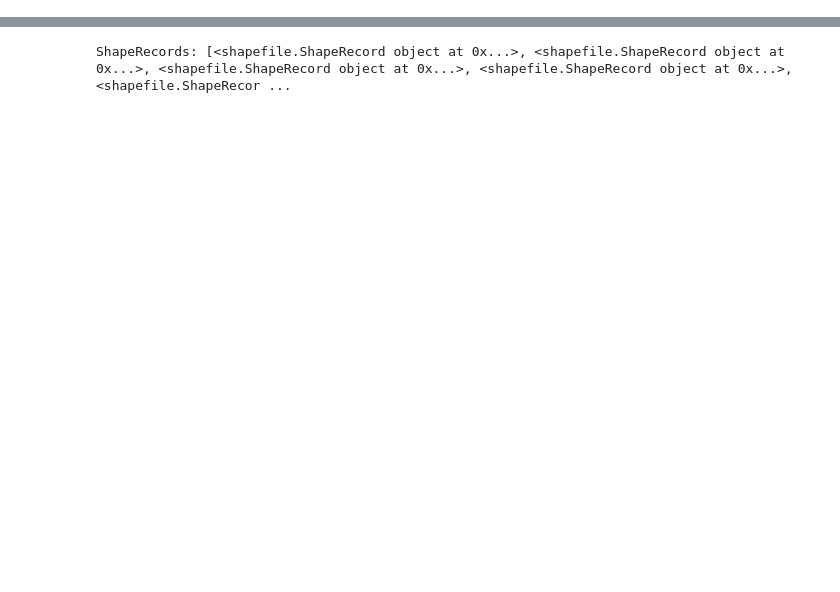
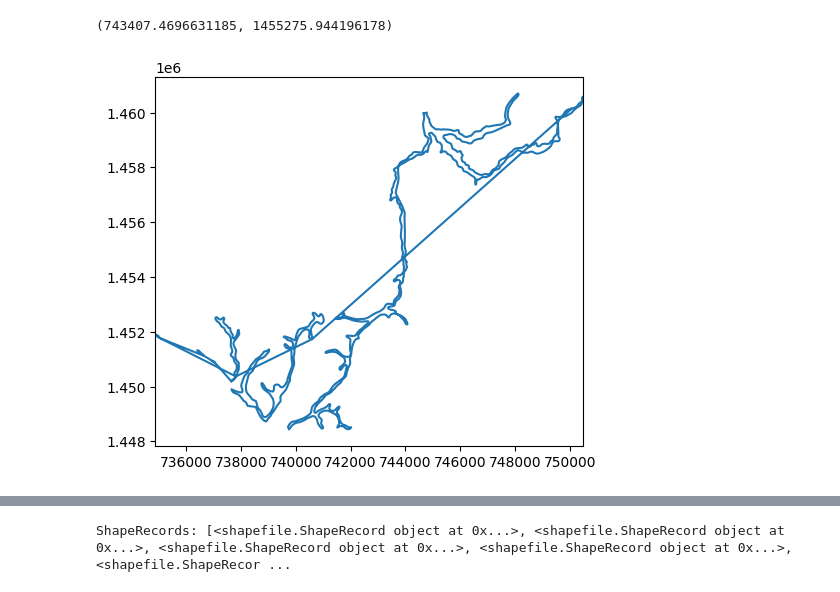
Before and after one commit to tangnatta/Project-Untitled-AiB2024, a Jupyter notebook: GIS-w-Python.ipynb, the cells around one changed output, grey strips where cells are left out. Drawn from its saved outputs; the diff is of its cells as text; code cells hidden in the pictures; blank space fills up the shorter version.

Commit message:
Working Sampling data from Shape file (Geo2Tabular)

```diff
--- a/GIS-w-Python.ipynb
+++ b/GIS-w-Python.ipynb
@@ -4,3 +6,31 @@ import shapefile
 sf = shapefile.Reader(".\\Soil_อบ้านบึง\\Soil_อบ้านบึง\\Soil_อบ้านบึง.shp")
 # %%
 sf = shapefile.Reader(".\\Soil_อบ้านบึง\\Soil_อ.บ้านบึง.zip",encoding="tis-620")
+# %%
+sf = shapefile.Reader(".\\20240415_Sugarcane\\20240415_Sugarcane.zip")
+# %%
+# https://towardsdatascience.com/mapping-geograph-data-in-python-610a963d2d7f
+
+def plot_shape(id, s=None):
+    """ PLOTS A SINGLE SHAPE """
+    plt.figure()
+    ax = plt.axes()
+    ax.set_aspect('equal')
+    shape_ex = sf.shape(id)
+    x_lon = np.zeros((len(shape_ex.points), 1))
+    y_lat = np.zeros((len(shape_ex.points), 1))
+    for ip in range(len(shape_ex.points)):
+        x_lon[ip] = shape_ex.points[ip][0]
+        y_lat[ip] = shape_ex.points[ip][1]
+    plt.plot(x_lon, y_lat)
+    x0 = np.mean(x_lon)
+    y0 = np.mean(y_lat)
+    plt.text(x0, y0, s, fontsize=10)
+    # use bbox (bounding box) to set plot limits
+    plt.xlim(shape_ex.bbox[0], shape_ex.bbox[2])
+    return x0, y0
+
+plot_shape(1)
+# %% [output]
+(743407.4696631185, 1455275.944196178)
+[figure, added]
```
Also changed, not shown: parts of 9 cells of this notebook, 11 other files.
